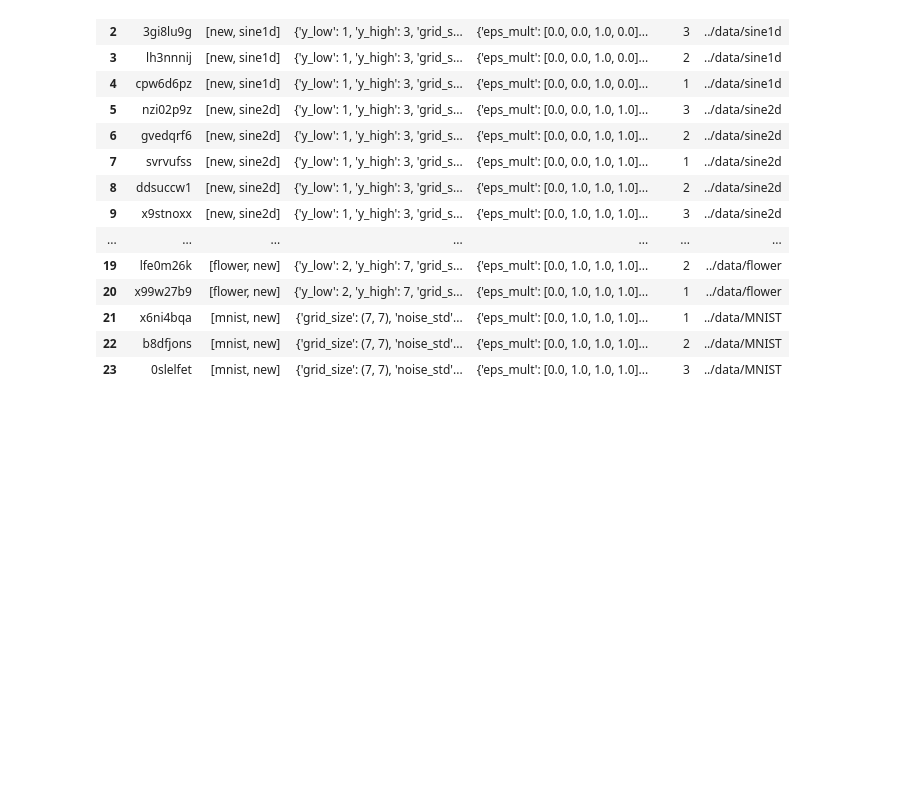
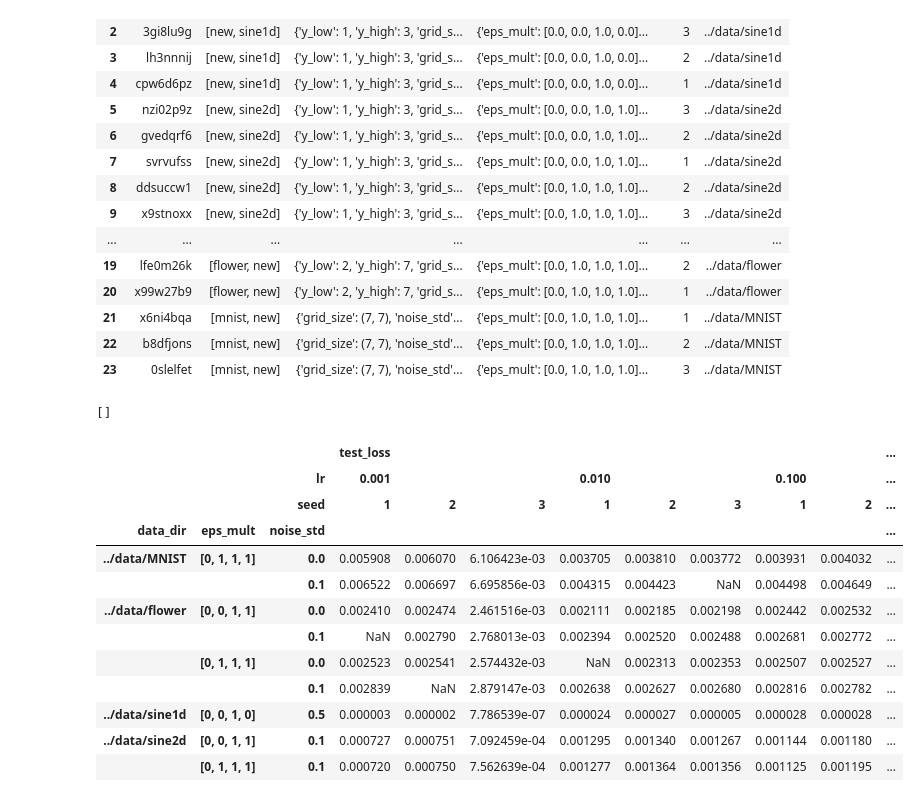
Before and after one commit to elidub/SymPDE, a Jupyter notebook: notebooks_symlie/results_step1.ipynb, the cells around one changed output. Drawn from its saved outputs; the diff is of its cells as text; code cells hidden in the pictures; blank space fills up the shorter version.

```diff
--- a/notebooks_symlie/results_step1.ipynb
+++ b/notebooks_symlie/results_step1.ipynb
@@ -171,3 +168,34 @@ df_map_old
 | 21 | x6ni4bqa | [mnist, new] | {'grid_size': (7, 7), 'noise_std'... | {'eps_mult': [0.0, 1.0, 1.0, 1.0]... | 1 | ../data/MNIST |
 | 22 | b8dfjons | [mnist, new] | {'grid_size': (7, 7), 'noise_std'... | {'eps_mult': [0.0, 1.0, 1.0, 1.0]... | 2 | ../data/MNIST |
 | 23 | 0slelfet | [mnist, new] | {'grid_size': (7, 7), 'noise_std'... | {'eps_mult': [0.0, 1.0, 1.0, 1.0]... | 3 | ../data/MNIST |
+# %%
+d = df.copy()
+
+d = d[~d['tags'].astype(str).str.contains('predict')].reset_index(drop=True)
+d = stringify_dict(d, group_params)
+
+dd = d.groupby(['data_dir'] + group_params + hyper_params + ['seed']).count()
+print(dd[dd['test_loss'] > 1].index.values)
+
+# d = d.pivot(index = ['data_dir'] + group_params , columns = hyper_params +  ['seed'], values = 'test_loss')
+
+d = pivot(d, index = ['data_dir'] + group_params, columns = hyper_params + ['seed'], values = 'test_loss')
+
+# d[d.isna().any(axis=0)]
+
+d
+# %% [output]
+[]
+|  |  |  | test_loss |  |  |  |  |  |  |  | ... |
+|  |  | lr | 0.001 |  |  | 0.010 |  |  | 0.100 |  | ... |
+|  |  | seed | 1 | 2 | 3 | 1 | 2 | 3 | 1 | 2 | ... |
+| data_dir | eps_mult | noise_std |  |  |  |  |  |  |  |  | ... |
+| ../data/MNIST | [0, 1, 1, 1] | 0.0 | 0.005908 | 0.006070 | 6.106423e-03 | 0.003705 | 0.003810 | 0.003772 | 0.003931 | 0.004032 | ... |
+|  |  | 0.1 | 0.006522 | 0.006697 | 6.695856e-03 | 0.004315 | 0.004423 | NaN | 0.004498 | 0.004649 | ... |
+| ../data/flower | [0, 0, 1, 1] | 0.0 | 0.002410 | 0.002474 | 2.461516e-03 | 0.002111 | 0.002185 | 0.002198 | 0.002442 | 0.002532 | ... |
+|  |  | 0.1 | NaN | 0.002790 | 2.768013e-03 | 0.002394 | 0.002520 | 0.002488 | 0.002681 | 0.002772 | ... |
+|  | [0, 1, 1, 1] | 0.0 | 0.002523 | 0.002541 | 2.574432e-03 | NaN | 0.002313 | 0.002353 | 0.002507 | 0.002527 | ... |
+|  |  | 0.1 | 0.002839 | NaN | 2.879147e-03 | 0.002638 | 0.002627 | 0.002680 | 0.002816 | 0.002782 | ... |
+| ../data/sine1d | [0, 0, 1, 0] | 0.5 | 0.000003 | 0.000002 | 7.786539e-07 | 0.000024 | 0.000027 | 0.000005 | 0.000028 | 0.000028 | ... |
+| ../data/sine2d | [0, 0, 1, 1] | 0.1 | 0.000727 | 0.000751 | 7.092459e-04 | 0.001295 | 0.001340 | 0.001267 | 0.001144 | 0.001180 | ... |
+|  | [0, 1, 1, 1] | 0.1 | 0.000720 | 0.000750 | 7.562639e-04 | 0.001277 | 0.001364 | 0.001356 | 0.001125 | 0.001195 | ... |
```
Also changed, not shown: parts of 5 cells of this notebook, 11 other files.
